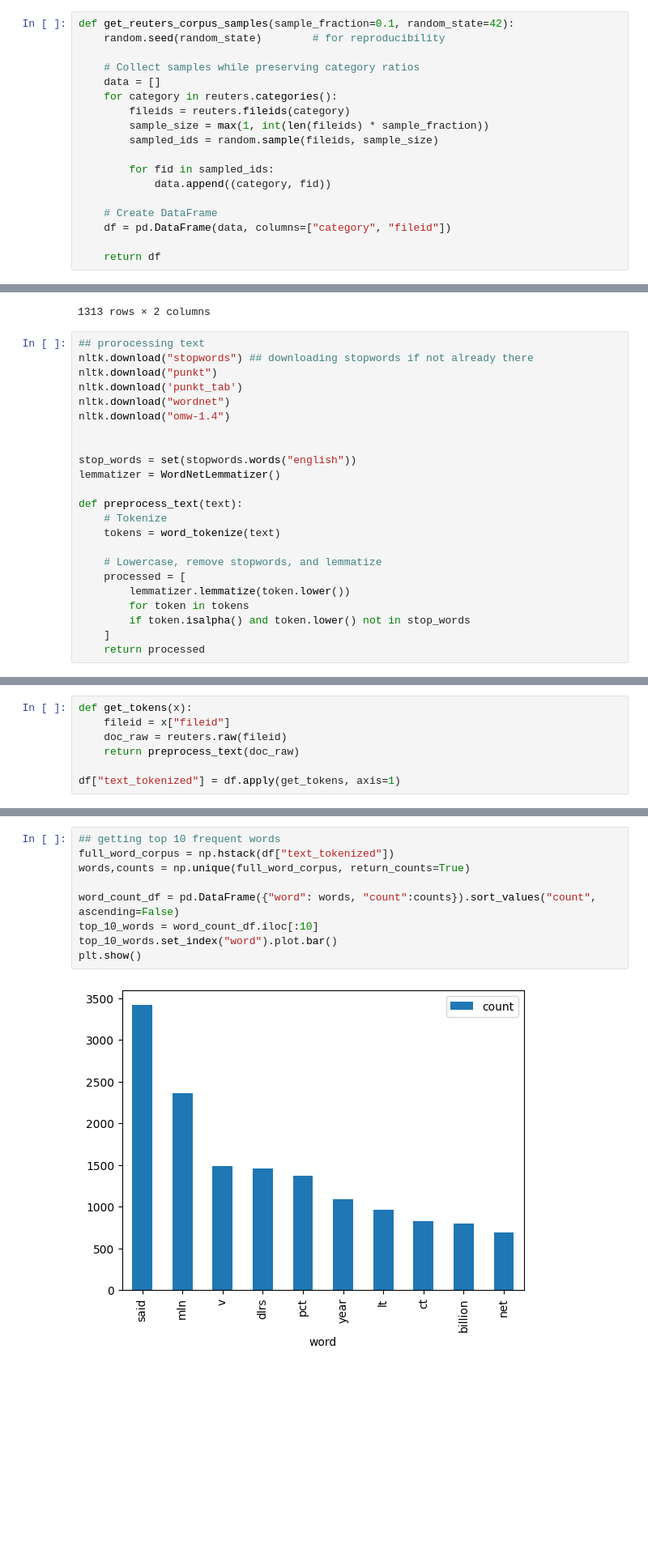
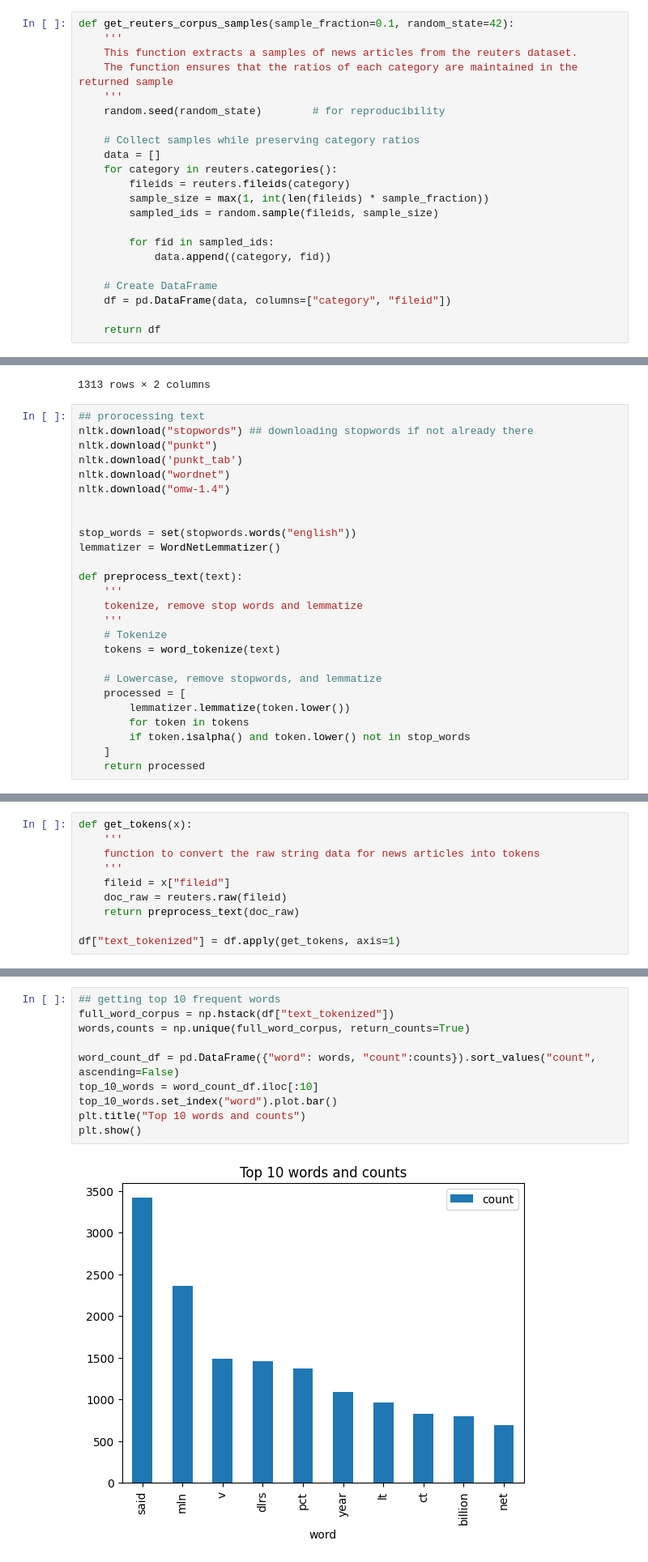
Before and after one commit to e-hokage777/eskalate-ml-interview-solution, a Jupyter notebook: main.ipynb, the cells around one changed output, grey strips where cells are left out. Shown at 81% size. Saved outputs shown, nothing was run; the diff lists cells and outputs as text; blank space fills up the shorter version.

Commit message:
added comments to functions

```diff
--- a/main.ipynb
+++ b/main.ipynb
@@ -68,6 +69,10 @@ cat_doc_count_df
 cat_doc_count_df.to_csv(SUMMARIES_PATH/"category_count.csv", index=False)
 # %%
 def get_reuters_corpus_samples(sample_fraction=0.1, random_state=42):
+    '''
+    This function extracts a samples of news articles from the reuters dataset.
+    The function ensures that the ratios of each category are maintained in the returned sample
+    '''
     random.seed(random_state)        # for reproducibility
 
     # Collect samples while preserving category ratios
@@ -115,6 +120,9 @@ stop_words = set(stopwords.words("english"))
 lemmatizer = WordNetLemmatizer()
 
 def preprocess_text(text):
+    '''
+    tokenize, remove stop words and lemmatize
+    '''
     # Tokenize
     tokens = word_tokenize(text)
 
@@ -143,6 +151,9 @@ def preprocess_text(text):
 [nltk_data]   Package omw-1.4 is already up-to-date!
 # %%
 def get_tokens(x):
+    '''
+    function to convert the raw string data for news articles into tokens
+    '''
     fileid = x["fileid"]
     doc_raw = reuters.raw(fileid)
     return preprocess_text(doc_raw)
@@ -163,14 +174,15 @@ plt.show()
 # %%
 ## getting top 10 frequent words
 full_word_corpus = np.hstack(df["text_tokenized"])
 words,counts = np.unique(full_word_corpus, return_counts=True)
 
 word_count_df = pd.DataFrame({"word": words, "count":counts}).sort_values("count", ascending=False)
 top_10_words = word_count_df.iloc[:10]
 top_10_words.set_index("word").plot.bar()
+plt.title("Top 10 words and counts")
 plt.show()
 # %% [output]
-[figure, old version]
+[figure, new version]
 # %%
 ## getting distrubition of the various parts of speech
 nltk.download("punkt")
```
Also changed, not shown: parts of 3 cells of this notebook, 1 other file.
